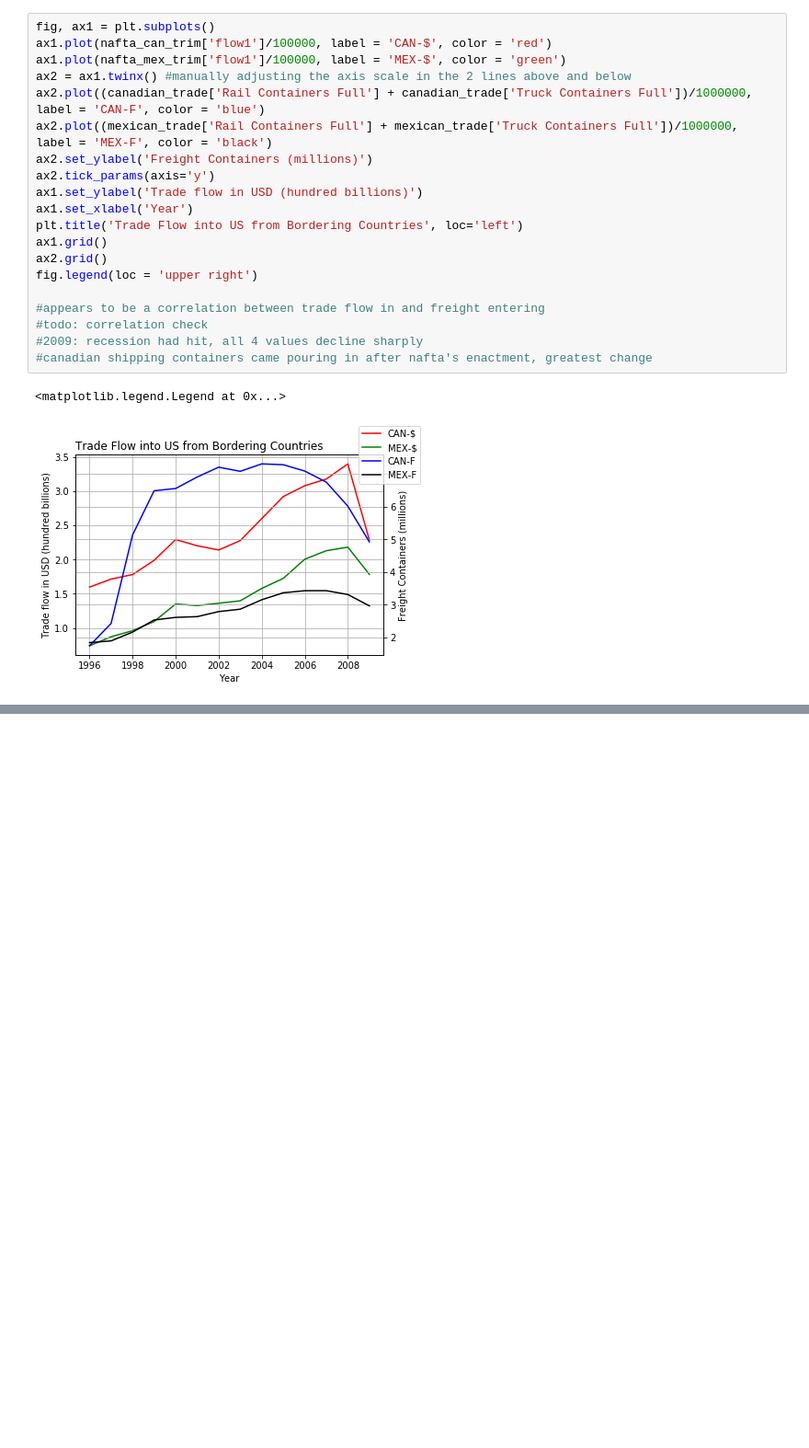
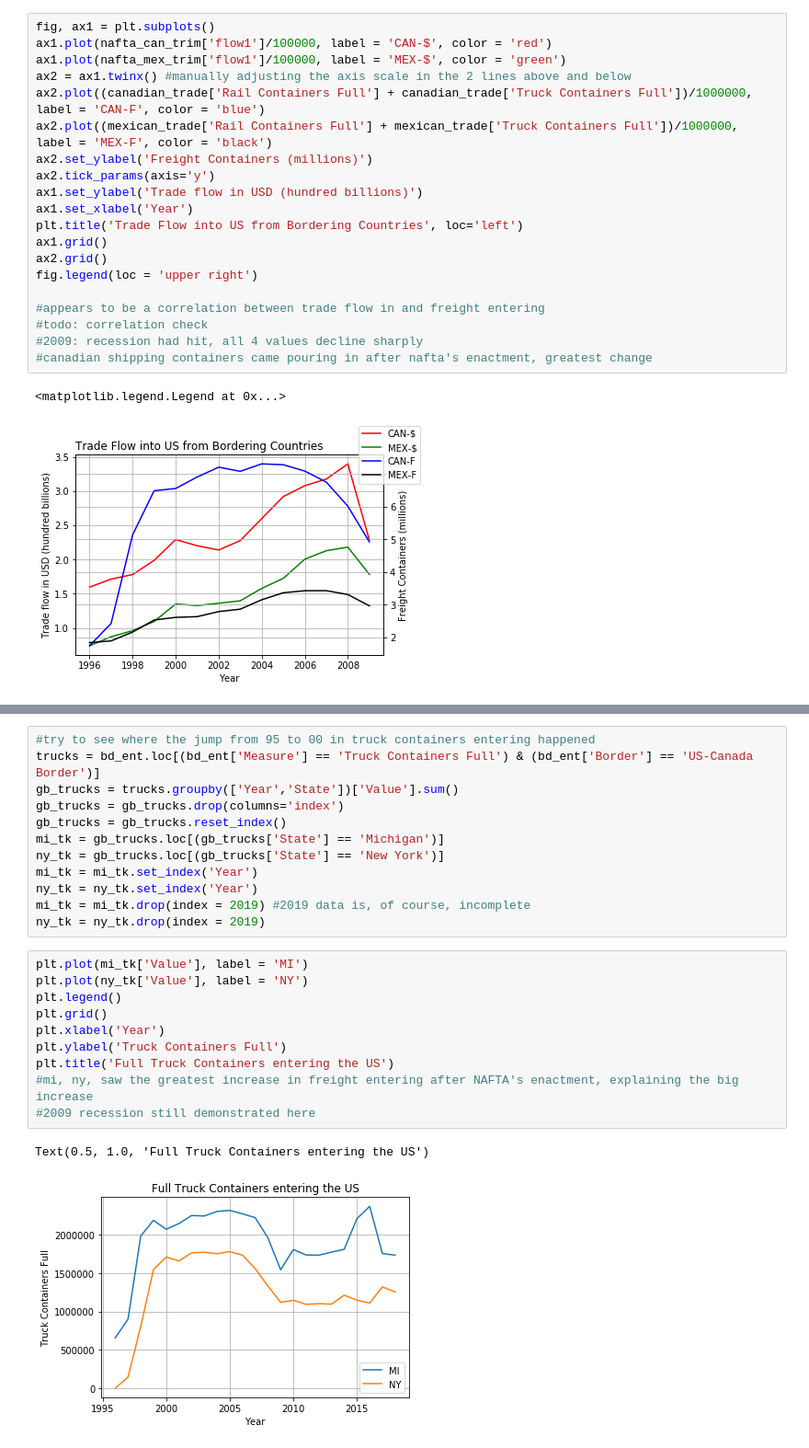
Before and after one commit to philipayazi/Project1_BorderEntries, a Jupyter notebook: Border_Entries_and _Trade.ipynb, the cells around one changed output, grey strips where cells are left out. Shown at 92% size. Drawn from its saved outputs; the diff is of its cells as text; blank space fills up the shorter version.

```diff
--- a/Border_Entries_and _Trade.ipynb
+++ b/Border_Entries_and _Trade.ipynb
@@ -149,0 +162,25 @@ fig.legend(loc = 'upper right')
+# %%
+#try to see where the jump from 95 to 00 in truck containers entering happened
+trucks = bd_ent.loc[(bd_ent['Measure'] == 'Truck Containers Full') & (bd_ent['Border'] == 'US-Canada Border')]
+gb_trucks = trucks.groupby(['Year','State'])['Value'].sum()
+gb_trucks = gb_trucks.drop(columns='index')
+gb_trucks = gb_trucks.reset_index()
+mi_tk = gb_trucks.loc[(gb_trucks['State'] == 'Michigan')]
+ny_tk = gb_trucks.loc[(gb_trucks['State'] == 'New York')]
+mi_tk = mi_tk.set_index('Year')
+ny_tk = ny_tk.set_index('Year')
+mi_tk = mi_tk.drop(index = 2019) #2019 data is, of course, incomplete
+ny_tk = ny_tk.drop(index = 2019)
+# %%
+plt.plot(mi_tk['Value'], label = 'MI')
+plt.plot(ny_tk['Value'], label = 'NY')
+plt.legend()
+plt.grid()
+plt.xlabel('Year')
+plt.ylabel('Truck Containers Full')
+plt.title('Full Truck Containers entering the US')
+#mi, ny, saw the greatest increase in freight entering after NAFTA's enactment, explaining the big increase
+#2009 recession still demonstrated here
+# %% [output]
+Text(0.5, 1.0, 'Full Truck Containers entering the US')
+[figure, added]
```
Also changed, not shown: parts of 1 cell of this notebook.
